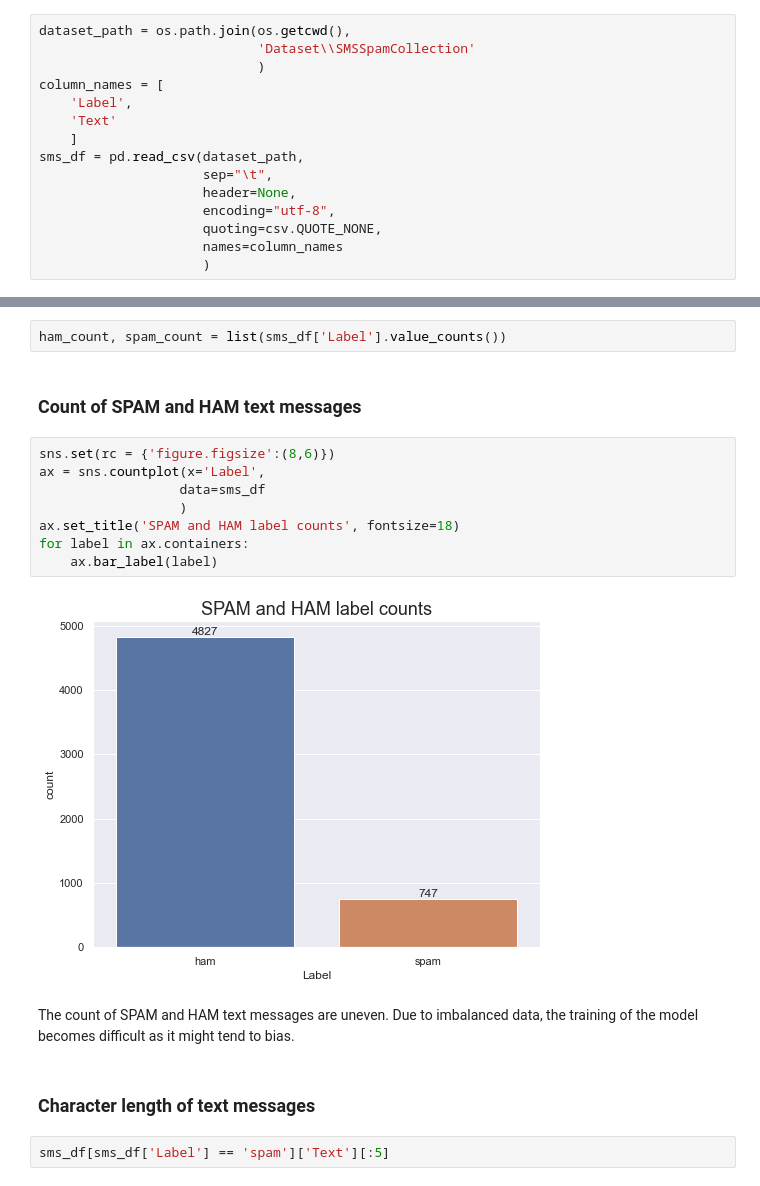
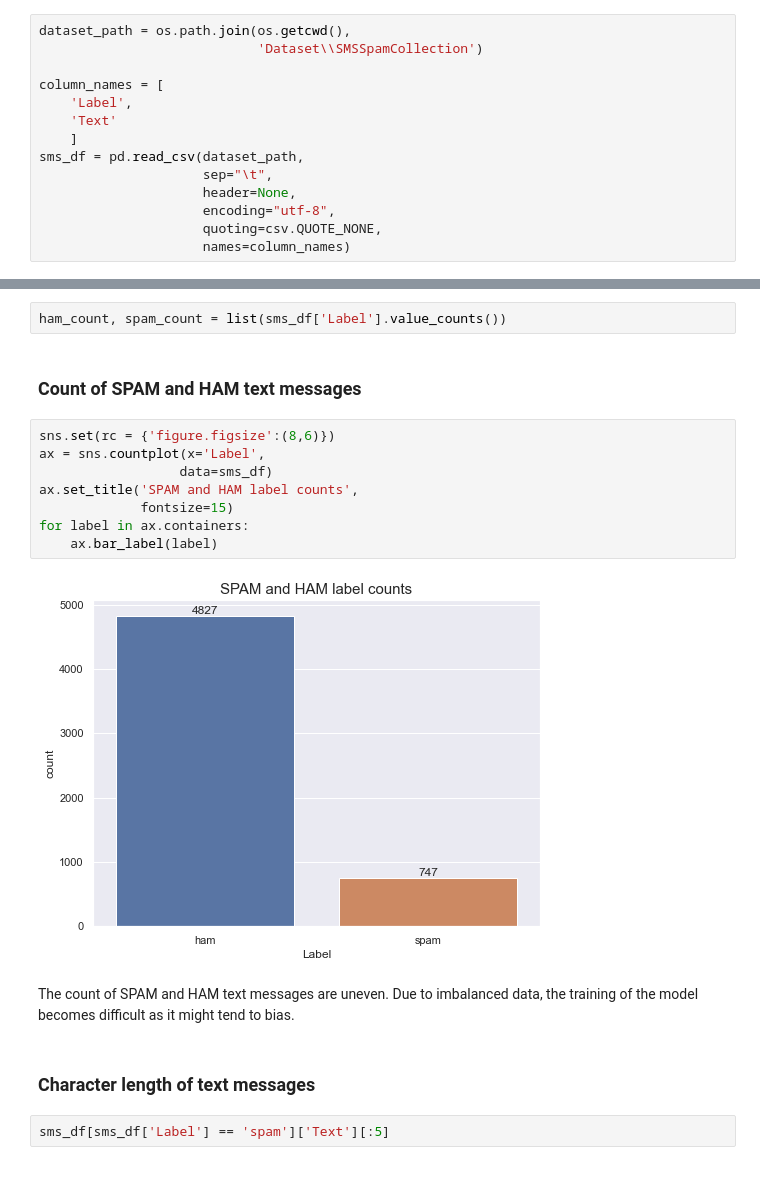
Before and after one commit to Ashish-Sasna/HAM-SPAM-Classifier, a Jupyter notebook: Scripts/SMS_Classifier.ipynb, the cells around one changed output, grey strips where cells are left out. Saved outputs shown, nothing was run; the diff lists cells and outputs as text.

Commit message:
Explored dataset

```diff
--- a/Scripts/SMS_Classifier.ipynb
+++ b/Scripts/SMS_Classifier.ipynb
@@ -29,8 +29,8 @@ The dataset is a file named SMSSpamCollection with 2 features - the target label
 os.chdir("..")
 # %%
 dataset_path = os.path.join(os.getcwd(),
-                            'Dataset\\SMSSpamCollection'
-                            )
+                            'Dataset\\SMSSpamCollection')
+
 column_names = [
     'Label',
     'Text'
@@ -40,7 +40,6 @@ sms_df = pd.read_csv(dataset_path,
                      header=None,
                      encoding="utf-8",
                      quoting=csv.QUOTE_NONE,
-                     names=column_names
-                     )
+                     names=column_names)
 # %% [markdown]
 # EXPLORE DATA
@@ -60,22 +59,22 @@ dtypes: object(2)
 memory usage: 87.2+ KB
 # %%
 ham_count, spam_count = list(sms_df['Label'].value_counts())
-# %% [markdown]
-### Count of SPAM and HAM text messages
+# %% [markdown]
+### Count of SPAM and HAM text messages
 # %%
 sns.set(rc = {'figure.figsize':(8,6)})
 ax = sns.countplot(x='Label',
-                  data=sms_df
-                  )
-ax.set_title('SPAM and HAM label counts', fontsize=18)
+                  data=sms_df)
+ax.set_title('SPAM and HAM label counts',
+             fontsize=15)
 for label in ax.containers:
     ax.bar_label(label)
 # %% [output]
-[figure, old version]
+[figure, new version]
-# %% [markdown]
-The count of SPAM and HAM text messages are uneven. Due to imbalanced data, the training of the model becomes difficult as it might tend to bias.
-# %% [markdown]
-### Character length of text messages
+# %% [markdown]
+The count of SPAM and HAM text messages are uneven. Due to imbalanced data, the training of the model becomes difficult as it might tend to bias.
+# %% [markdown]
+### Character length of text messages
 # %%
 sms_df[sms_df['Label'] == 'spam']['Text'][:5]
 # %% [output]
```
Also changed, not shown: parts of 20 cells of this notebook.
